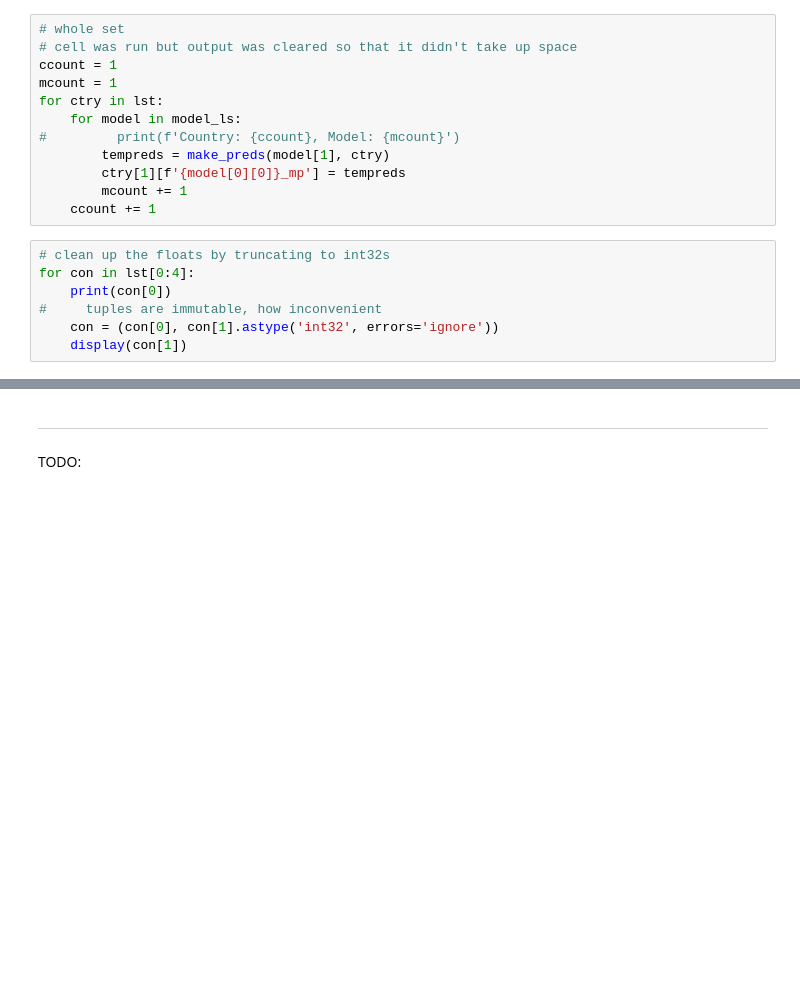
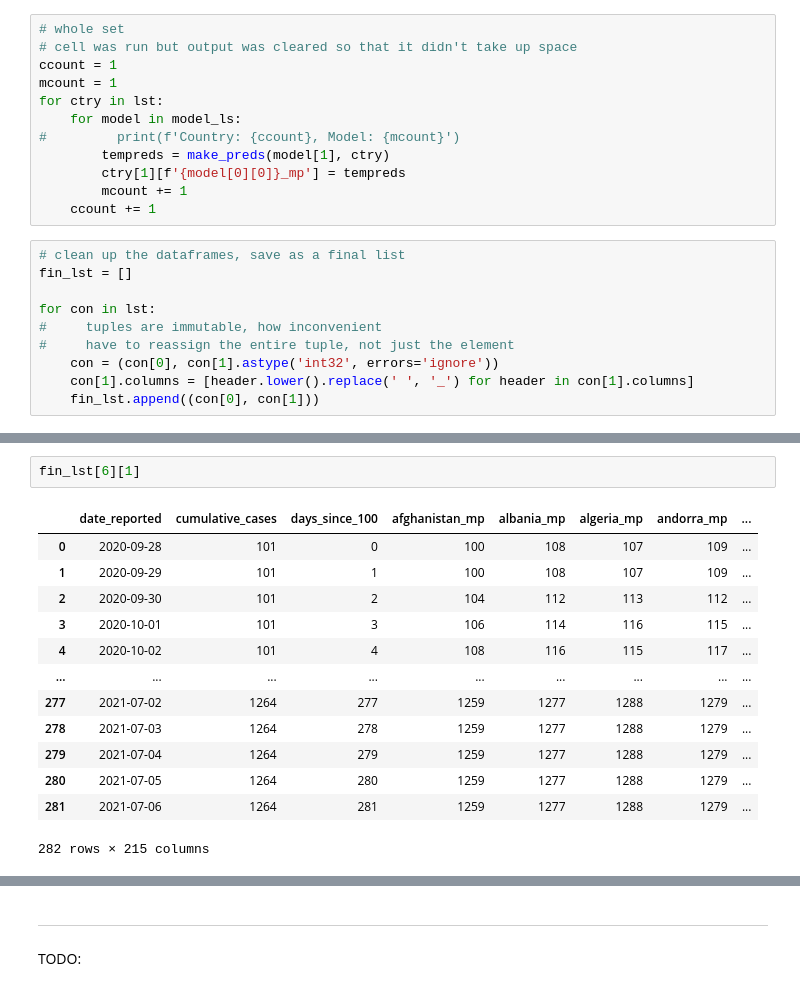
Before and after one commit to Axirts/team_dolphin_grey, a Jupyter notebook: code/rnn_model.ipynb, the cells around one changed output, grey strips where cells are left out. Saved outputs shown, nothing was run; the diff lists cells and outputs as text; blank space fills up the shorter version.

```diff
--- a/code/rnn_model.ipynb
+++ b/code/rnn_model.ipynb
@@ -184,9 +186,12 @@ for ctry in lst:
         mcount += 1
     ccount += 1
 # %%
-# clean up the floats by truncating to int32s
-for con in lst[0:4]:
-    print(con[0])
+# clean up the dataframes, save as a final list
+fin_lst = []
+
+for con in lst:
 #     tuples are immutable, how inconvenient
+#     have to reassign the entire tuple, not just the element
     con = (con[0], con[1].astype('int32', errors='ignore'))
-    display(con[1])
+    con[1].columns = [header.lower().replace(' ', '_') for header in con[1].columns]
+    fin_lst.append((con[0], con[1]))
@@ -249,0 +198,16 @@ Andorra
+# %%
+fin_lst[6][1]
+# %% [output]
+|  | date_reported | cumulative_cases | days_since_100 | afghanistan_mp | albania_mp | algeria_mp | andorra_mp | ... |
+| 0 | 2020-09-28 | 101 | 0 | 100 | 108 | 107 | 109 | ... |
+| 1 | 2020-09-29 | 101 | 1 | 100 | 108 | 107 | 109 | ... |
+| 2 | 2020-09-30 | 101 | 2 | 104 | 112 | 113 | 112 | ... |
+| 3 | 2020-10-01 | 101 | 3 | 106 | 114 | 116 | 115 | ... |
+| 4 | 2020-10-02 | 101 | 4 | 108 | 116 | 115 | 117 | ... |
+| ... | ... | ... | ... | ... | ... | ... | ... | ... |
+| 277 | 2021-07-02 | 1264 | 277 | 1259 | 1277 | 1288 | 1279 | ... |
+| 278 | 2021-07-03 | 1264 | 278 | 1259 | 1277 | 1288 | 1279 | ... |
+| 279 | 2021-07-04 | 1264 | 279 | 1259 | 1277 | 1288 | 1279 | ... |
+| 280 | 2021-07-05 | 1264 | 280 | 1259 | 1277 | 1288 | 1279 | ... |
+| 281 | 2021-07-06 | 1264 | 281 | 1259 | 1277 | 1288 | 1279 | ... |
+282 rows × 215 columns
```
Also changed, not shown: parts of 4 cells of this notebook.
